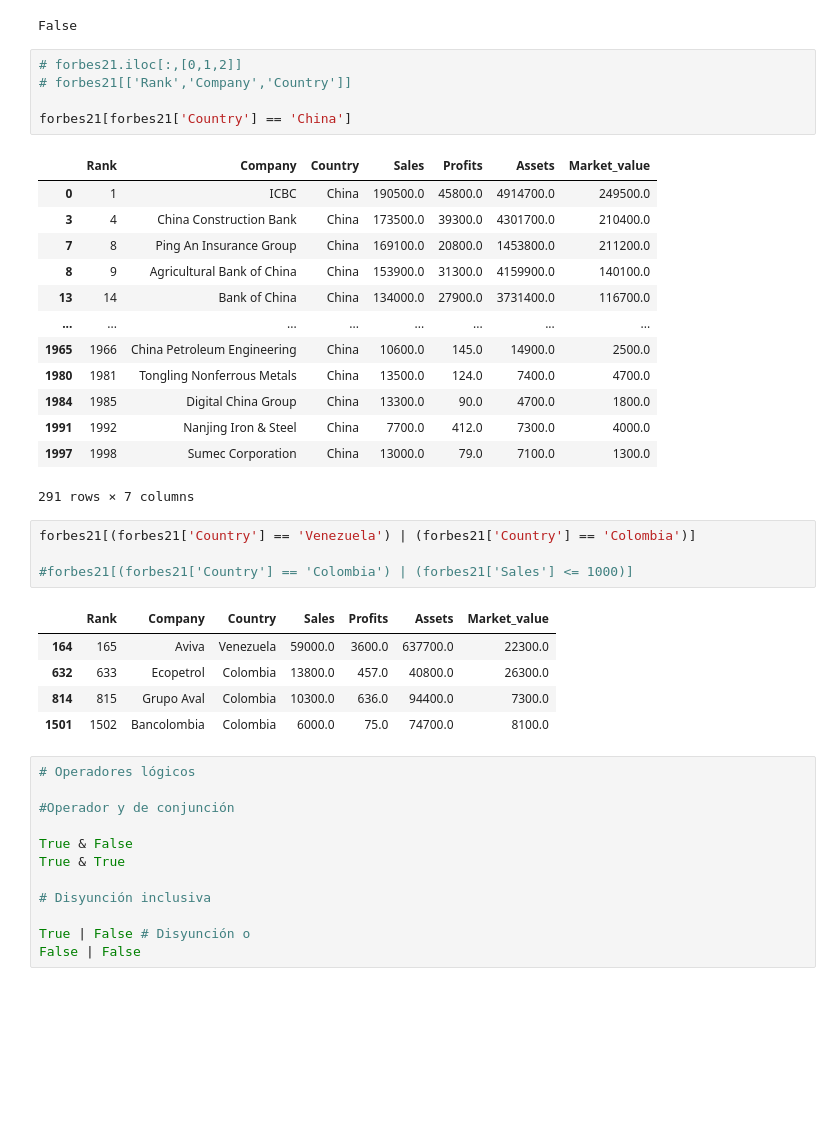
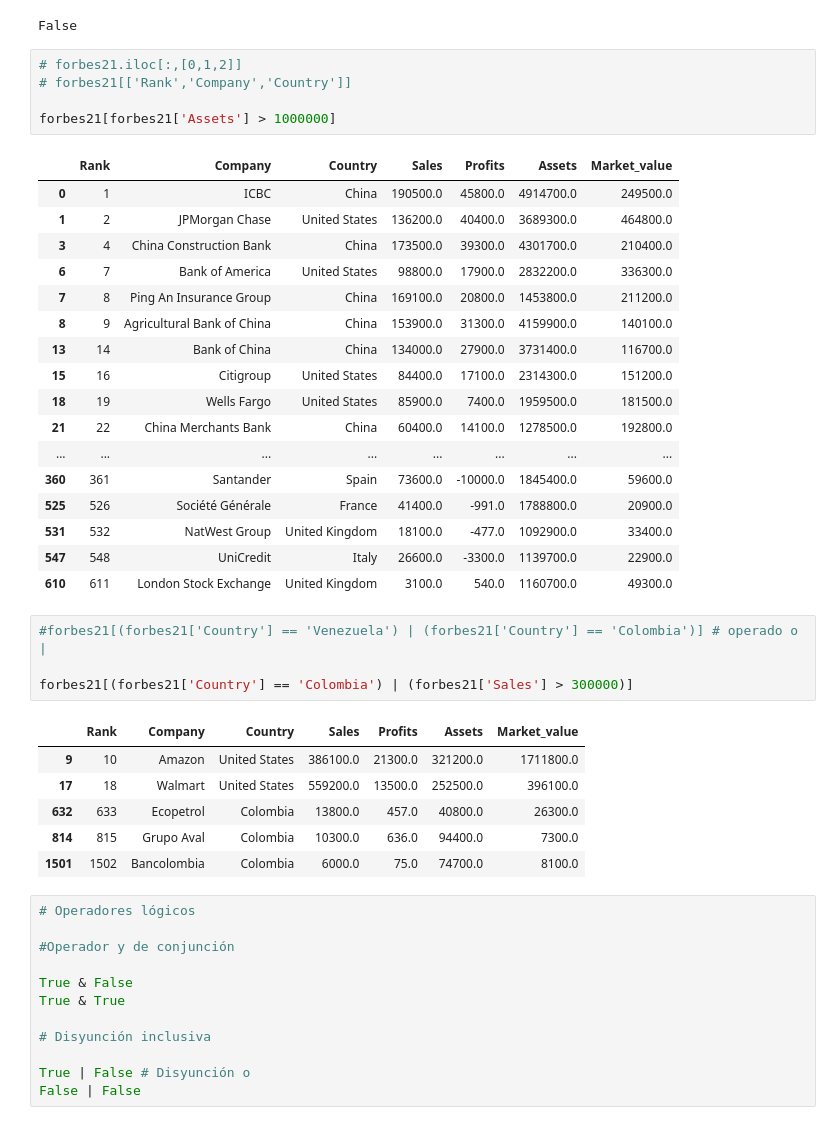
Before and after one commit to julihdez36/Toma_de_decisiones, a Jupyter notebook: sesion2.ipynb, the cells around one changed output. Drawn from its saved outputs; the diff is of its cells as text; blank space fills up the shorter version.

```diff
--- a/sesion2.ipynb
+++ b/sesion2.ipynb
@@ -296,29 +327,34 @@ False
 # %%
 # forbes21.iloc[:,[0,1,2]]
 # forbes21[['Rank','Company','Country']]
 
-forbes21[forbes21['Country'] == 'China']
+forbes21[forbes21['Assets'] > 1000000]
 # %% [output]
 |  | Rank | Company | Country | Sales | Profits | Assets | Market_value |
 | 0 | 1 | ICBC | China | 190500.0 | 45800.0 | 4914700.0 | 249500.0 |
+| 1 | 2 | JPMorgan Chase | United States | 136200.0 | 40400.0 | 3689300.0 | 464800.0 |
 | 3 | 4 | China Construction Bank | China | 173500.0 | 39300.0 | 4301700.0 | 210400.0 |
+| 6 | 7 | Bank of America | United States | 98800.0 | 17900.0 | 2832200.0 | 336300.0 |
 | 7 | 8 | Ping An Insurance Group | China | 169100.0 | 20800.0 | 1453800.0 | 211200.0 |
 | 8 | 9 | Agricultural Bank of China | China | 153900.0 | 31300.0 | 4159900.0 | 140100.0 |
 | 13 | 14 | Bank of China | China | 134000.0 | 27900.0 | 3731400.0 | 116700.0 |
+| 15 | 16 | Citigroup | United States | 84400.0 | 17100.0 | 2314300.0 | 151200.0 |
+| 18 | 19 | Wells Fargo | United States | 85900.0 | 7400.0 | 1959500.0 | 181500.0 |
+| 21 | 22 | China Merchants Bank | China | 60400.0 | 14100.0 | 1278500.0 | 192800.0 |
 | ... | ... | ... | ... | ... | ... | ... | ... |
-| 1965 | 1966 | China Petroleum Engineering | China | 10600.0 | 145.0 | 14900.0 | 2500.0 |
-| 1980 | 1981 | Tongling Nonferrous Metals | China | 13500.0 | 124.0 | 7400.0 | 4700.0 |
-| 1984 | 1985 | Digital China Group | China | 13300.0 | 90.0 | 4700.0 | 1800.0 |
-| 1991 | 1992 | Nanjing Iron & Steel | China | 7700.0 | 412.0 | 7300.0 | 4000.0 |
-| 1997 | 1998 | Sumec Corporation | China | 13000.0 | 79.0 | 7100.0 | 1300.0 |
+| 360 | 361 | Santander | Spain | 73600.0 | -10000.0 | 1845400.0 | 59600.0 |
+| 525 | 526 | Société Générale | France | 41400.0 | -991.0 | 1788800.0 | 20900.0 |
+| 531 | 532 | NatWest Group | United Kingdom | 18100.0 | -477.0 | 1092900.0 | 33400.0 |
+| 547 | 548 | UniCredit | Italy | 26600.0 | -3300.0 | 1139700.0 | 22900.0 |
+| 610 | 611 | London Stock Exchange | United Kingdom | 3100.0 | 540.0 | 1160700.0 | 49300.0 |
-291 rows × 7 columns
 # %%
-forbes21[(forbes21['Country'] == 'Venezuela') | (forbes21['Country'] == 'Colombia')]
+#forbes21[(forbes21['Country'] == 'Venezuela') | (forbes21['Country'] == 'Colombia')] # operado o |
 
-#forbes21[(forbes21['Country'] == 'Colombia') | (forbes21['Sales'] <= 1000)]
+forbes21[(forbes21['Country'] == 'Colombia') | (forbes21['Sales'] > 300000)]
 # %% [output]
 |  | Rank | Company | Country | Sales | Profits | Assets | Market_value |
-| 164 | 165 | Aviva | Venezuela | 59000.0 | 3600.0 | 637700.0 | 22300.0 |
+| 9 | 10 | Amazon | United States | 386100.0 | 21300.0 | 321200.0 | 1711800.0 |
+| 17 | 18 | Walmart | United States | 559200.0 | 13500.0 | 252500.0 | 396100.0 |
 | 632 | 633 | Ecopetrol | Colombia | 13800.0 | 457.0 | 40800.0 | 26300.0 |
 | 814 | 815 | Grupo Aval | Colombia | 10300.0 | 636.0 | 94400.0 | 7300.0 |
 | 1501 | 1502 | Bancolombia | Colombia | 6000.0 | 75.0 | 74700.0 | 8100.0 |
```
Also changed, not shown: parts of 40 cells of this notebook.
